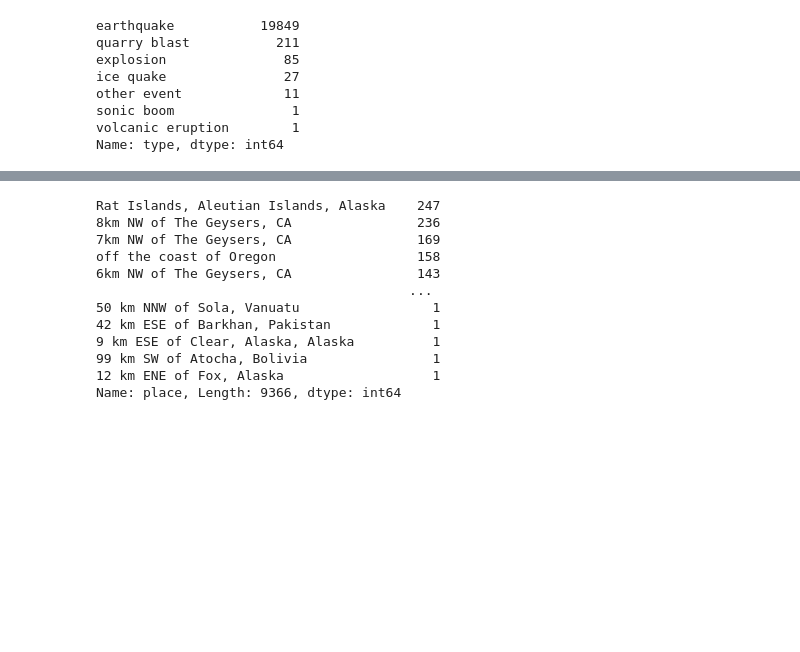
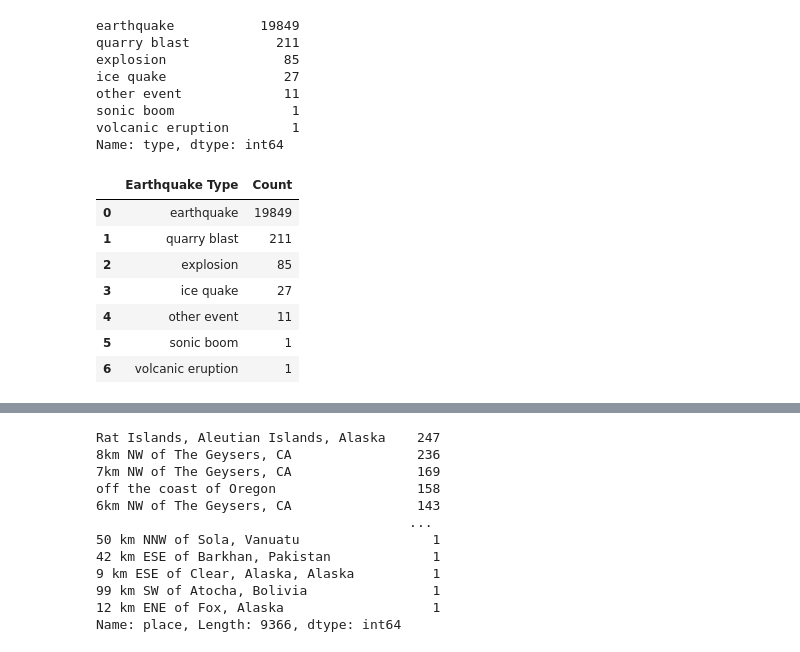
Before and after one commit to rromang/earthquake_modeling, a Jupyter notebook: noteboooks/data_exploration.ipynb, the cells around one changed output, grey strips where cells are left out. Saved outputs shown, nothing was run; the diff lists cells and outputs as text; code cells hidden in the pictures; blank space fills up the shorter version.

```diff
--- a/noteboooks/data_exploration.ipynb
+++ b/noteboooks/data_exploration.ipynb
@@ -106,3 +106,16 @@ other event             11
 sonic boom               1
 volcanic eruption        1
 Name: type, dtype: int64
+# %%
+types_cnt = raw_data['type'].value_counts().to_frame('Count').reset_index()
+types_cnt = types_cnt.rename(columns={'index': 'Earthquake Type'})
+types_cnt
+# %% [output]
+|  | Earthquake Type | Count |
+| 0 | earthquake | 19849 |
+| 1 | quarry blast | 211 |
+| 2 | explosion | 85 |
+| 3 | ice quake | 27 |
+| 4 | other event | 11 |
+| 5 | sonic boom | 1 |
+| 6 | volcanic eruption | 1 |
```
Also changed, not shown: parts of 4 cells of this notebook, 3 other files.
